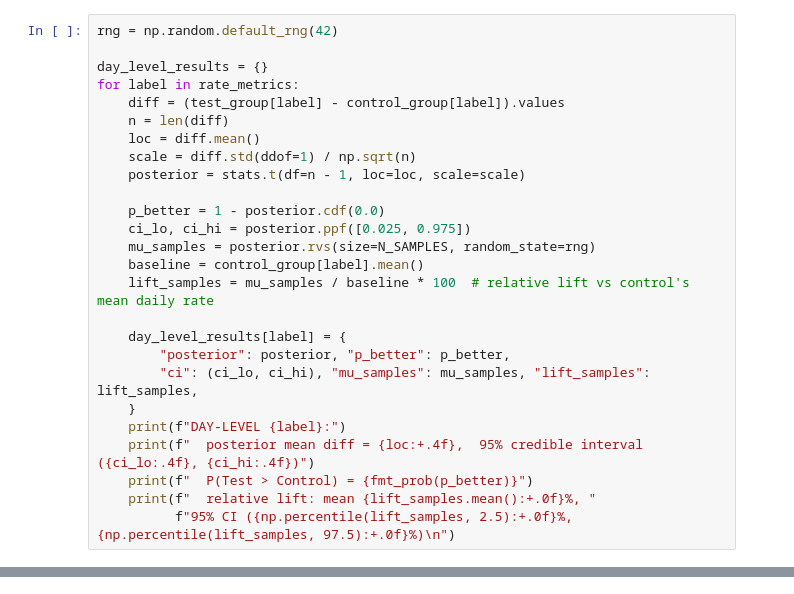
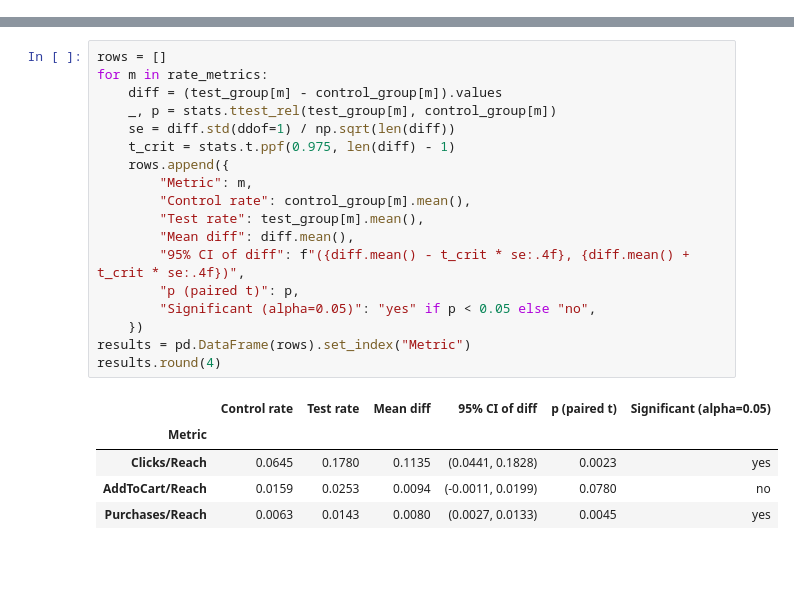
Before and after one commit to martinl5/AB-Testing, a Jupyter notebook: ab_testing.ipynb, the cells around one changed output, grey strips where cells are left out. Saved outputs shown, nothing was run; the diff lists cells and outputs as text; blank space fills up the shorter version.

```diff
--- a/ab_testing.ipynb
+++ b/ab_testing.ipynb
@@ -756,26 +0,0 @@ likelihood.
-# %%
-rng = np.random.default_rng(42)
-
-day_level_results = {}
-for label in rate_metrics:
-    diff = (test_group[label] - control_group[label]).values
-    n = len(diff)
-    loc = diff.mean()
-    scale = diff.std(ddof=1) / np.sqrt(n)
-    posterior = stats.t(df=n - 1, loc=loc, scale=scale)
-
-    p_better = 1 - posterior.cdf(0.0)
-    ci_lo, ci_hi = posterior.ppf([0.025, 0.975])
-    mu_samples = posterior.rvs(size=N_SAMPLES, random_state=rng)
-    baseline = control_group[label].mean()
-    lift_samples = mu_samples / baseline * 100  # relative lift vs control's mean daily rate
-
-    day_level_results[label] = {
-        "posterior": posterior, "p_better": p_better,
-        "ci": (ci_lo, ci_hi), "mu_samples": mu_samples, "lift_samples": lift_samples,
-    }
-    print(f"DAY-LEVEL {label}:")
-    print(f"  posterior mean diff = {loc:+.4f},  95% credible interval ({ci_lo:.4f}, {ci_hi:.4f})")
-    print(f"  P(Test > Control) = {fmt_prob(p_better)}")
-    print(f"  relative lift: mean {lift_samples.mean():+.0f}%, "
-          f"95% CI ({np.percentile(lift_samples, 2.5):+.0f}%, {np.percentile(lift_samples, 97.5):+.0f}%)\n")
@@ -931,0 +78,24 @@ Concrete next steps:
+# %%
+rows = []
+for m in rate_metrics:
+    diff = (test_group[m] - control_group[m]).values
+    _, p = stats.ttest_rel(test_group[m], control_group[m])
+    se = diff.std(ddof=1) / np.sqrt(len(diff))
+    t_crit = stats.t.ppf(0.975, len(diff) - 1)
+    rows.append({
+        "Metric": m,
+        "Control rate": control_group[m].mean(),
+        "Test rate": test_group[m].mean(),
+        "Mean diff": diff.mean(),
+        "95% CI of diff": f"({diff.mean() - t_crit * se:.4f}, {diff.mean() + t_crit * se:.4f})",
+        "p (paired t)": p,
+        "Significant (alpha=0.05)": "yes" if p < 0.05 else "no",
+    })
+results = pd.DataFrame(rows).set_index("Metric")
+results.round(4)
+# %% [output]
+|  | Control rate | Test rate | Mean diff | 95% CI of diff | p (paired t) | Significant (alpha=0.05) |
+| Metric |  |  |  |  |  |  |
+| Clicks/Reach | 0.0645 | 0.1780 | 0.1135 | (0.0441, 0.1828) | 0.0023 | yes |
+| AddToCart/Reach | 0.0159 | 0.0253 | 0.0094 | (-0.0011, 0.0199) | 0.0780 | no |
+| Purchases/Reach | 0.0063 | 0.0143 | 0.0080 | (0.0027, 0.0133) | 0.0045 | yes |
```
Also changed, not shown: parts of 52 cells of this notebook, 1 other file.
